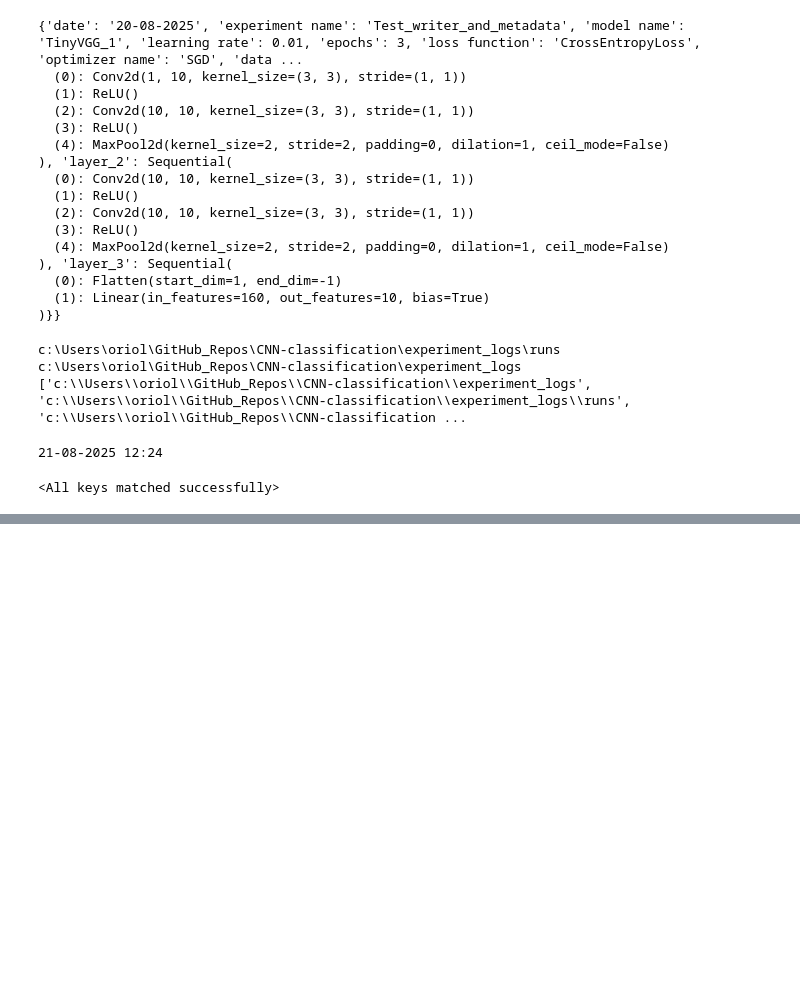
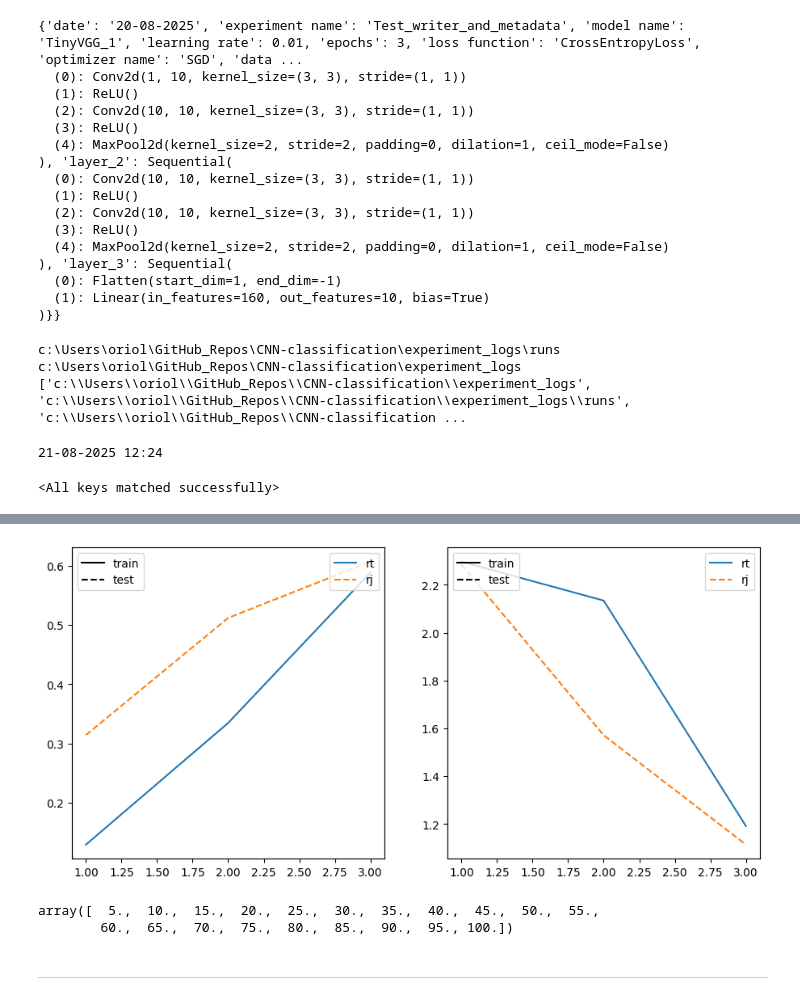
Before and after one commit to Oriol23/CNN-classification, a Jupyter notebook: notebooks/testnotebook.ipynb, the cells around one changed output, grey strips where cells are left out. Cells and saved outputs as stored; diff of their text form; code cells hidden in the pictures; blank space fills up the shorter version.

Commit message:
started results dataframe saving and plotting

```diff
--- a/notebooks/testnotebook.ipynb
+++ b/notebooks/testnotebook.ipynb
@@ -252,0 +481,58 @@ loaded_model.load_state_dict(torch.load(f=r"C:\Users\oriol\GitHub_Repos\CNN-clas
+# %%
+import matplotlib.pyplot as plt
+import pandas as pd
+from utils.config import RESULTS_DIRECTORY
+import numpy as np
+resdf = pd.read_feather(RESULTS_DIRECTORY+"\\TinyVGG_1_Test_dataframe_Hidden_Channels_40_Epochs_3_lr_0.01.feather")
+#resdf.set_index("Epoch #",inplace=True)
+resdf.head()
+
+names = ["rt","rj","rd","rh"]
+
+fig,ax = plt.subplots(1,2,figsize=(11,5))
+ax[0].plot([1,2,3],resdf[["train_acc"]],'-')
+ax[0].plot([1,2,3],resdf[["test_acc"]],'--')
+ax[1].plot([1,2,3],resdf[["train_loss"]],'-')
+ax[1].plot([1,2,3],resdf[["test_loss"]],'--')
+
+#ax[0].legend(labels=["1","2","3","4"])
+#ax[1].legend(labels=["train_loss","test_loss"])
+ax2 = ax[0].twinx()
+
+lines = ax[0].get_lines()
+ax[0].legend(labels=names,loc=1)
+
+
+ax2.get_yaxis().set_visible(False)
+ax2.plot(np.nan,np.nan,'-',label="train",color ='black') #train
+ax2.plot(np.nan,np.nan,'--',label="test",color='black') #test
+ax2.legend(loc=2)#,fontsize="xx-large",bbox_to_anchor=(0.5, 0.0))
+
+ax3 = ax[1].twinx()
+
+lines = ax[1].get_lines()
+ax[1].legend(labels=names,loc=1)
+
+
+ax3.get_yaxis().set_visible(False)
+ax3.plot(np.nan,np.nan,'-',label="train",color ='black') #train
+ax3.plot(np.nan,np.nan,'--',label="test",color='black') #test
+ax3.legend(loc=2)#,fontsize="xx-large",bbox_to_anchor=(0.5, 0.0))
+
+plt.show()
+# %% [output]
+[figure, added]
+# %%
+import numpy as np
+# To normalize the epochs
+big = np.array(np.linspace(1,100,100))
+mid = np.linspace(1,20,20)
+small = np.array(np.linspace(1,5,5))
+
+small = small * 100/5
+mid = mid * 100/20
+# %% [output]
+array([  5.,  10.,  15.,  20.,  25.,  30.,  35.,  40.,  45.,  50.,  55.,
+        60.,  65.,  70.,  75.,  80.,  85.,  90.,  95., 100.])
+# %% [markdown]
+---------------------------------
```
Also changed, not shown: parts of 11 cells of this notebook, 5 other files.
